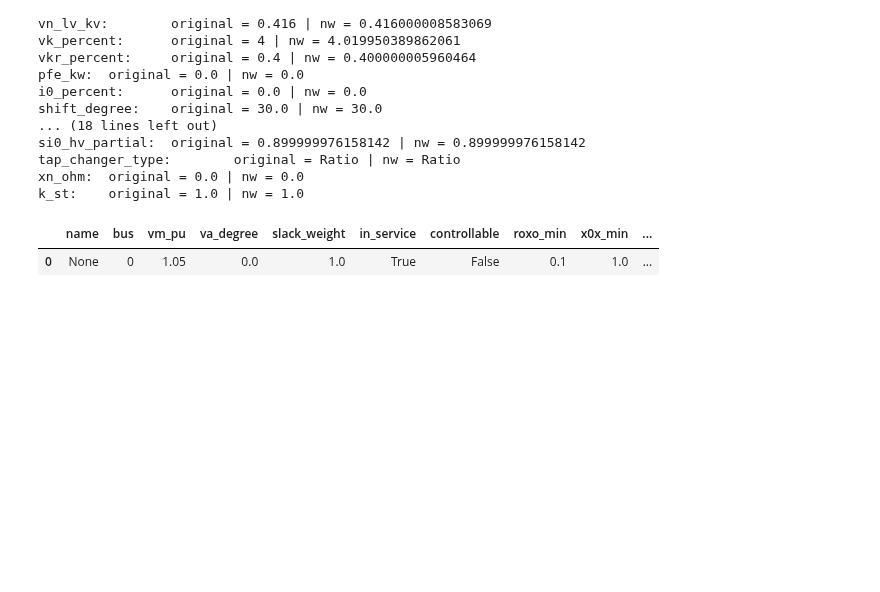
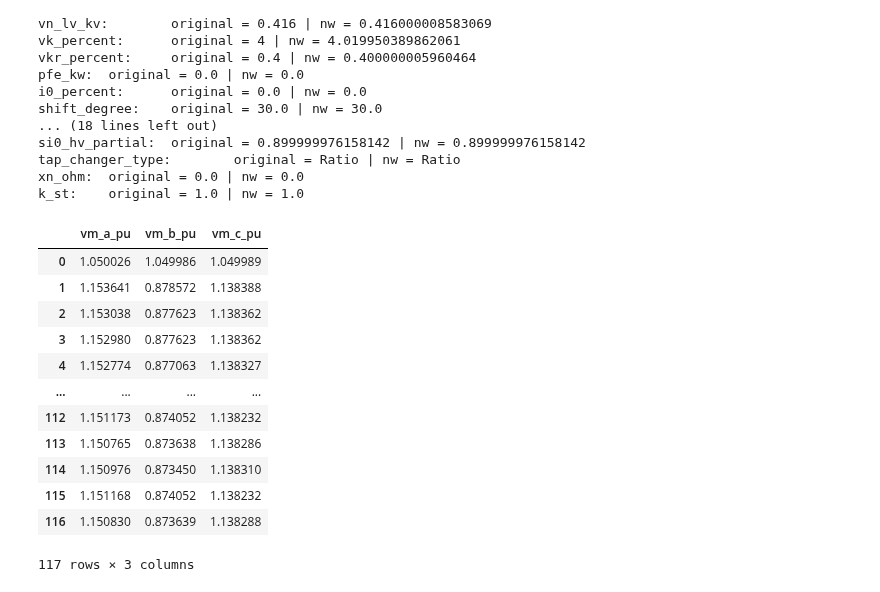
Before and after one commit to antoniovitorvb/IST-thesis-hosting-capacity, a Jupyter notebook: notebooks/906_bus.ipynb, the cells around one changed output. Drawn from its saved outputs; the diff is of its cells as text; code cells hidden in the pictures; blank space fills up the shorter version.

```diff
--- a/notebooks/906_bus.ipynb
+++ b/notebooks/906_bus.ipynb
@@ -389,10 +389,21 @@ tap_changer_type:        original = Ratio | nw = Ratio
 xn_ohm:  original = 0.0 | nw = 0.0
 k_st:    original = 1.0 | nw = 1.0
 # %%
-net.ext_grid
+net.res_bus_3ph[['vm_a_pu', 'vm_b_pu', 'vm_c_pu']]
 # %% [output]
-|  | name | bus | vm_pu | va_degree | slack_weight | in_service | controllable | roxo_min | x0x_min | ... |
-| 0 | None | 0 | 1.05 | 0.0 | 1.0 | True | False | 0.1 | 1.0 | ... |
+|  | vm_a_pu | vm_b_pu | vm_c_pu |
+| 0 | 1.050026 | 1.049986 | 1.049989 |
+| 1 | 1.153641 | 0.878572 | 1.138388 |
+| 2 | 1.153038 | 0.877623 | 1.138362 |
+| 3 | 1.152980 | 0.877623 | 1.138362 |
+| 4 | 1.152774 | 0.877063 | 1.138327 |
+| ... | ... | ... | ... |
+| 112 | 1.151173 | 0.874052 | 1.138232 |
+| 113 | 1.150765 | 0.873638 | 1.138286 |
+| 114 | 1.150976 | 0.873450 | 1.138310 |
+| 115 | 1.151168 | 0.874052 | 1.138232 |
+| 116 | 1.150830 | 0.873639 | 1.138288 |
+117 rows × 3 columns
 # %%
 pp.runpp_3ph(net, init='auto', max_iteration=100, tolerance_mva=1e-6, calc_voltage_angles=True, v_debug=True)
 to_json(net, os.path.join(main_dir, 'json_networks', "full_load_network.json"))
```
Also changed, not shown: 3 other files.
